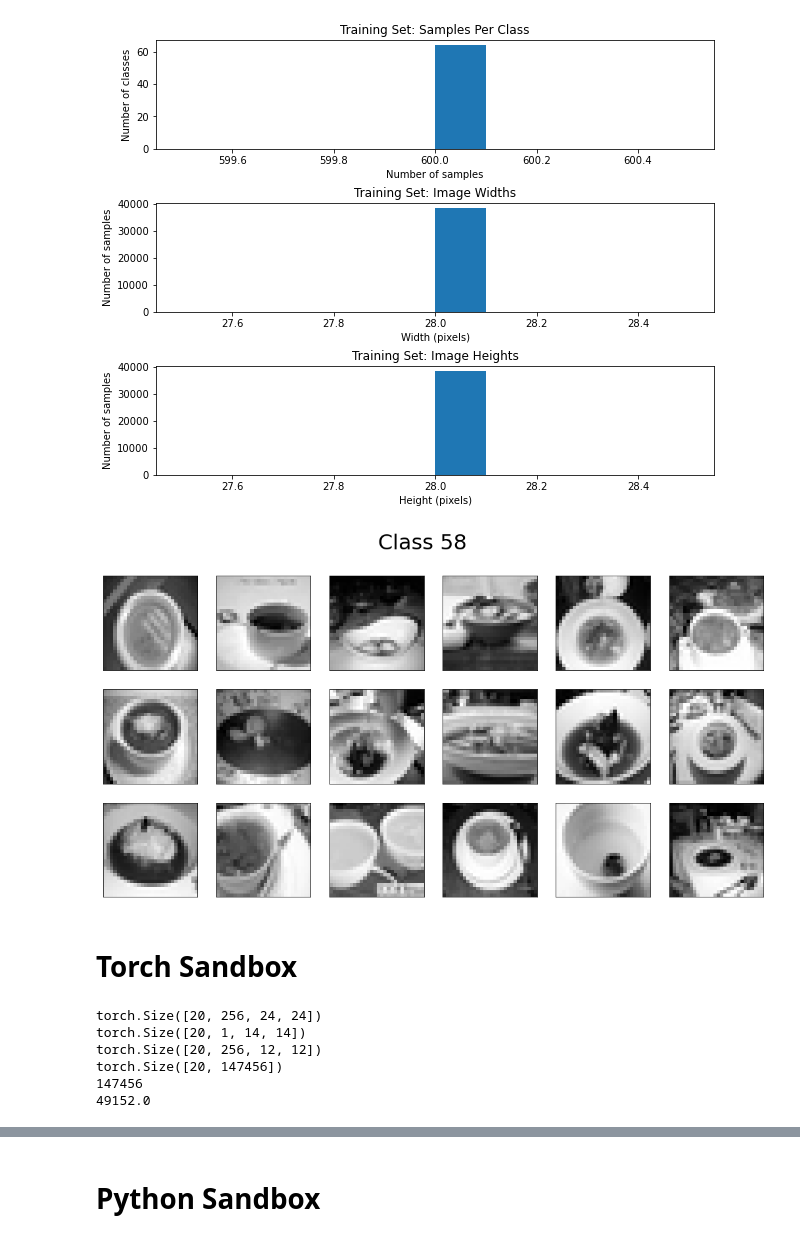
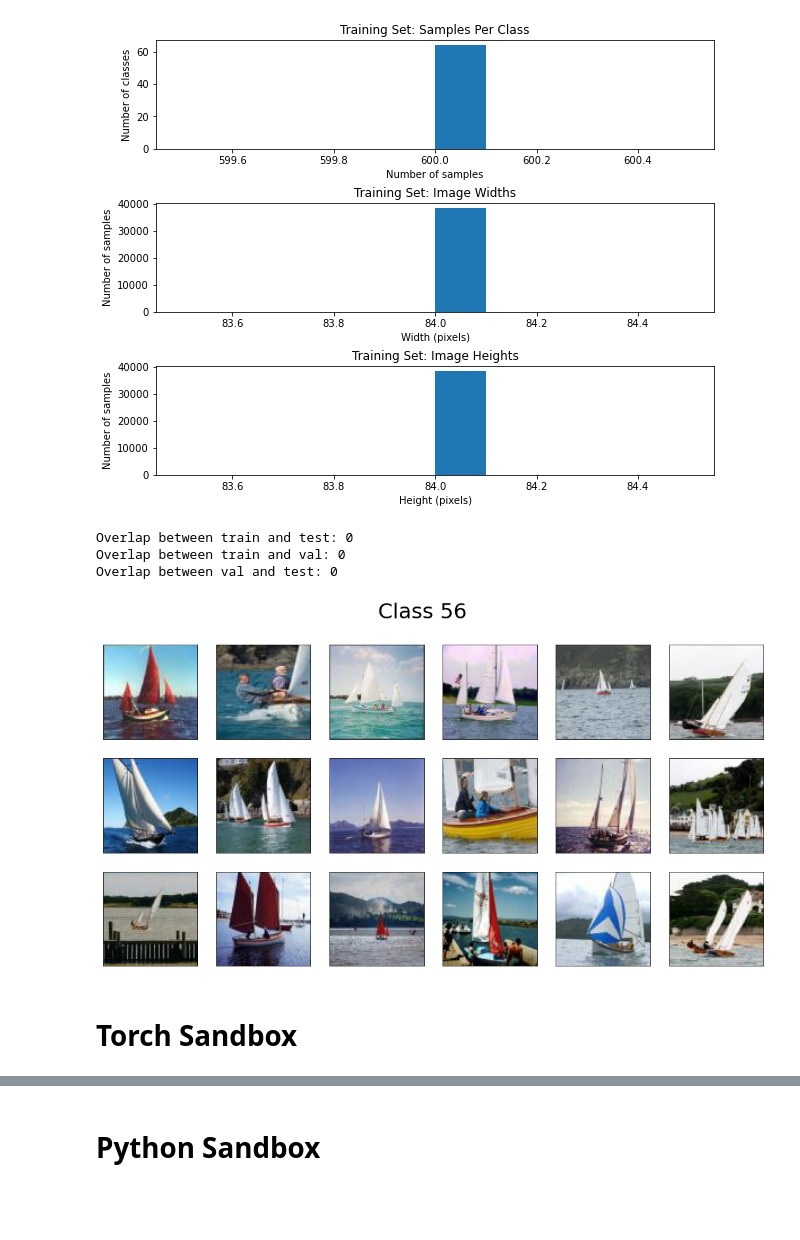
Before and after one commit to uvm-neurobotics-lab/higherANML, a Jupyter notebook: notebooks/ntraft-sandbox.ipynb, the cells around one changed output, grey strips where cells are left out. Saved outputs shown, nothing was run; the diff lists cells and outputs as text; code cells hidden in the pictures; blank space fills up the shorter version.

```diff
--- a/notebooks/ntraft-sandbox.ipynb
+++ b/notebooks/ntraft-sandbox.ipynb
@@ -33,22 +35,37 @@ from torchvision.transforms.functional import InterpolationMode
 datadir = "../../data/mini-imagenet"
 im_size = 28
 
-transforms = Compose(
-    [
-        Resize(im_size, InterpolationMode.LANCZOS),
-        ToTensor(),
-        Lambda(lambda x: x.unsqueeze(0)),  # used to add batch dimension
-    ]
-)
-t_transforms = Lambda(lambda x: torch.tensor(x).unsqueeze(0))
-ds = MiniImageNet(
+transform = ToTensor()
+t_transform = Lambda(lambda x: torch.tensor(x))
+greyscale = False
+
+trainset = MiniImageNet(
     root=datadir,
     split=Split.TRAIN,
-    transform=transforms,
-    target_transform=t_transforms,
-    greyscale=True,
+    transform=transform,
+    target_transform=t_transform,
+    greyscale=greyscale,
     download=True,
 )
+testset = MiniImageNet(
+    root=datadir,
+    split=Split.TEST,
+    transform=transform,
+    target_transform=t_transform,
+    greyscale=greyscale,
+    download=True,
+)
+valset = MiniImageNet(
+    root=datadir,
+    split=Split.VAL,
+    transform=transform,
+    target_transform=t_transform,
+    greyscale=greyscale,
+    download=True,
+)
+
+# Select single dataset for targeted analysis.
+ds = trainset
 # %% [output]
 Computing MD5: /Users/ntraft/Development/data/mini-imagenet/train.tar
 MD5 matches: /Users/ntraft/Development/data/mini-imagenet/train.tar
@@ -111,50 +134,40 @@ Training Set statistics:
 64 classes
 38400 examples
 [figure]
+# %%
+train_classes = frozenset(trainset.classes.keys())
+test_classes = frozenset(testset.classes.keys())
+val_classes = frozenset(valset.classes.keys())
+
+print("Overlap between train and test:", len(train_classes & val_classes))
+print("Overlap between train and val:", len(train_classes & test_classes))
+print("Overlap between val and test:", len(val_classes & test_classes))
+# %% [output]
+Overlap between train and test: 0
+Overlap between train and val: 0
+Overlap between val and test: 0
 # %%
 # Randomly sample from a random class and display the samples.
 # NOTE: Assumes a dataset of type ClassIndexedDataset.
 rows = 3
 cols = 6
 rng = np.random.default_rng()
 indices = rng.choice(rng.choice(ds.class_index), size=rows*cols, replace=False)
 samples = [ds[i] for i in indices]
 
 fig, axs = plt.subplots(rows, cols, figsize=(cols*3, rows*3))
 fig.suptitle(f"Class {int(samples[0][1])}", fontsize=32)
 for i, (img, _) in enumerate(samples):
     ax = axs[i//cols - 1, i%cols]
     if not isinstance(img, PIL.Image.Image):  # if not image, then must be array-like
         img = img.squeeze()
+        if len(img.shape) == 3:
+            img = img.permute(1, 2, 0)
     # cmap will be ignored if data is RGB(A) format, so this is compatible with both single- and multi-channel images.
     ax.imshow(img, cmap='gray')
     ax.get_xaxis().set_visible(False)
     ax.get_yaxis().set_visible(False)
 # %% [output]
-[figure, old version]
+[figure, new version]
 # %% [markdown]
 # Torch Sandbox
-# %%
-from model import ConvBlock
-
-in_channels = 1
-out_channels = 256
-conv1 = nn.Conv2d(in_channels, out_channels, kernel_size=3)
-conv2 = nn.Conv2d(out_channels, out_channels, kernel_size=3)
-
-batch = torch.randn(20, in_channels, 28, 28)
-out = conv2(conv1(batch))
-print(out.size())
-
-print(F.max_pool2d(batch, kernel_size=2, stride=2).size())
-print(F.max_pool2d(out, kernel_size=2, stride=2).size())
-print(torch.flatten(out, start_dim=1).size())
-print(np.prod(out.size()[1:]))
-print()
-# %% [output]
-torch.Size([20, 256, 24, 24])
-torch.Size([20, 1, 14, 14])
-torch.Size([20, 256, 12, 12])
-torch.Size([20, 147456])
-147456
-49152.0
```
Also changed, not shown: parts of 9 cells of this notebook, 6 other files.
